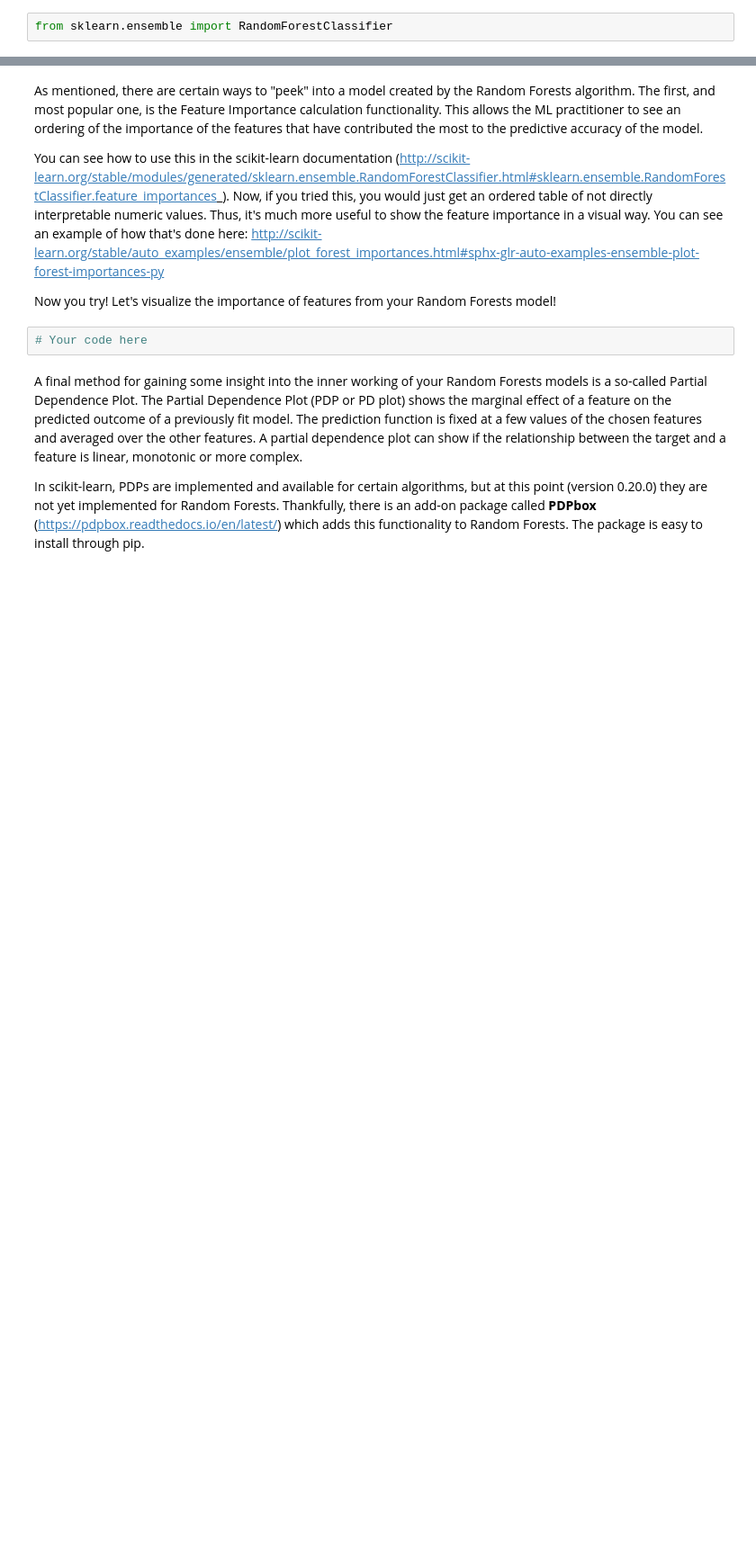
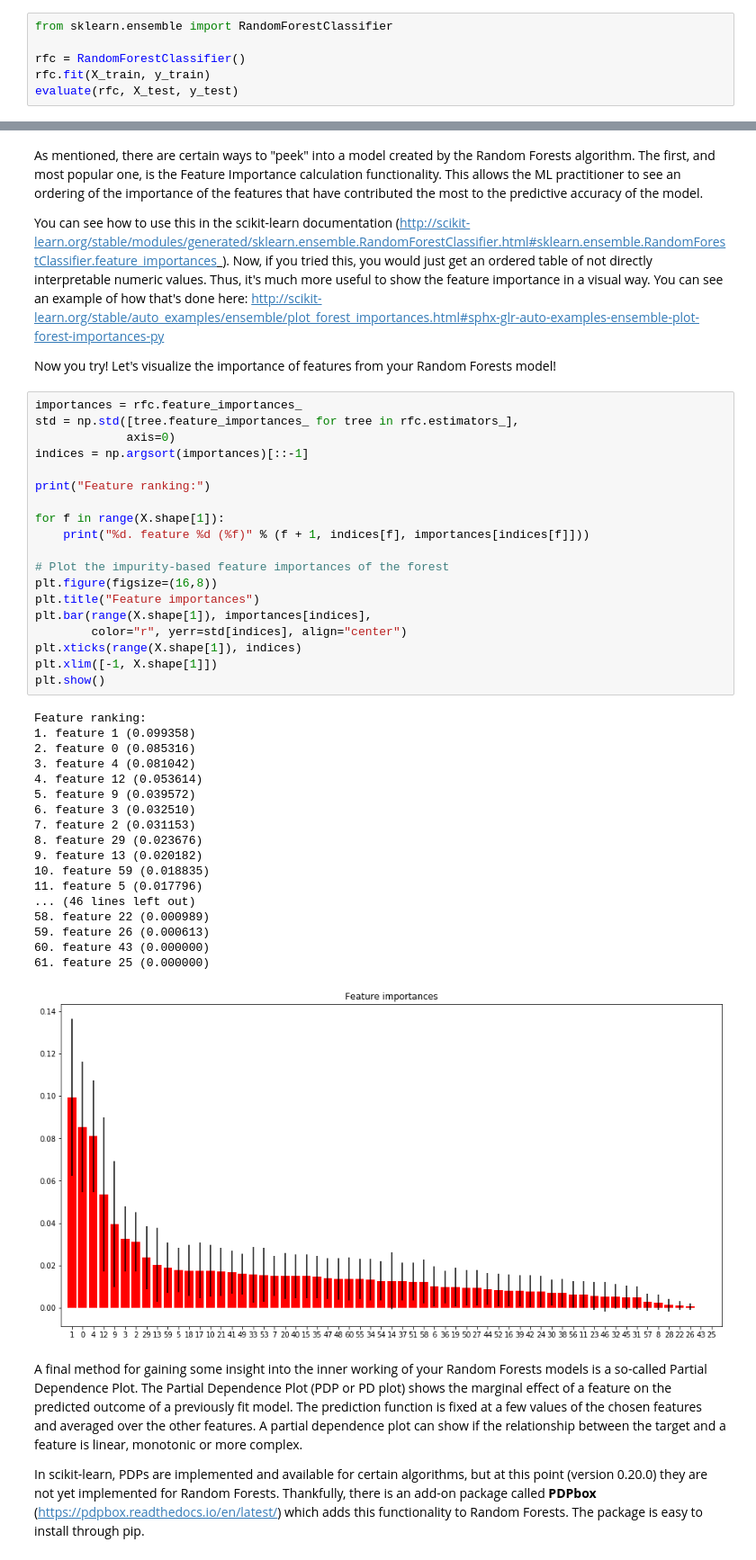
Before and after one commit to yegorkryukov/springboard, a Jupyter notebook: 13.5.1/Mini_Project_Tree-Based_Algorithms.ipynb, the cells around one changed output, grey strips where cells are left out. Shown at 90% size. Drawn from its saved outputs; the diff is of its cells as text; blank space fills up the shorter version.

```diff
--- a/13.5.1/Mini_Project_Tree-Based_Algorithms.ipynb
+++ b/13.5.1/Mini_Project_Tree-Based_Algorithms.ipynb
@@ -182,3 +190,7 @@ In the next part of this assignment, your are going to use the same "German Cred
 First, let's build a Random Forests model, using the same best practices that you've used for your Decision Trees model. You can reuse the things you've already imported there, so no need to do any re-imports, new train/test splits, or loading up the data again.
 # %%
 from sklearn.ensemble import RandomForestClassifier
+
+rfc = RandomForestClassifier()
+rfc.fit(X_train, y_train)
+evaluate(rfc, X_test, y_test)
@@ -190,8 +219,44 @@ As mentioned, there are certain ways to "peek" into a model created by the Rando
 You can see how to use this in the scikit-learn documentation (http://scikit-learn.org/stable/modules/generated/sklearn.ensemble.RandomForestClassifier.html#sklearn.ensemble.RandomForestClassifier.feature_importances_). Now, if you tried this, you would just get an ordered table of not directly interpretable numeric values. Thus, it's much more useful to show the feature importance in a visual way. You can see an example of how that's done here: http://scikit-learn.org/stable/auto_examples/ensemble/plot_forest_importances.html#sphx-glr-auto-examples-ensemble-plot-forest-importances-py
 
 Now you try! Let's visualize the importance of features from your Random Forests model!
-# %%
-# Your code here
+# %%
+importances = rfc.feature_importances_
+std = np.std([tree.feature_importances_ for tree in rfc.estimators_],
+             axis=0)
+indices = np.argsort(importances)[::-1]
+
+print("Feature ranking:")
+
+for f in range(X.shape[1]):
+    print("%d. feature %d (%f)" % (f + 1, indices[f], importances[indices[f]]))
+
+# Plot the impurity-based feature importances of the forest
+plt.figure(figsize=(16,8))
+plt.title("Feature importances")
+plt.bar(range(X.shape[1]), importances[indices],
+        color="r", yerr=std[indices], align="center")
+plt.xticks(range(X.shape[1]), indices)
+plt.xlim([-1, X.shape[1]])
+plt.show()
+# %% [output]
+Feature ranking:
+1. feature 1 (0.099358)
+2. feature 0 (0.085316)
+3. feature 4 (0.081042)
+4. feature 12 (0.053614)
+5. feature 9 (0.039572)
+6. feature 3 (0.032510)
+7. feature 2 (0.031153)
+8. feature 29 (0.023676)
+9. feature 13 (0.020182)
+10. feature 59 (0.018835)
+11. feature 5 (0.017796)
+... (46 lines left out)
+58. feature 22 (0.000989)
+59. feature 26 (0.000613)
+60. feature 43 (0.000000)
+61. feature 25 (0.000000)
+[figure, added]
 # %% [markdown]
 A final method for gaining some insight into the inner working of your Random Forests models is a so-called Partial Dependence Plot. The Partial Dependence Plot (PDP or PD plot) shows the marginal effect of a feature on the predicted outcome of a previously fit model. The prediction function is fixed at a few values of the chosen features and averaged over the other features. A partial dependence plot can show if the relationship between the target and a feature is linear, monotonic or more complex.
 
```
Also changed, not shown: parts of 11 cells of this notebook, 5 other files.
